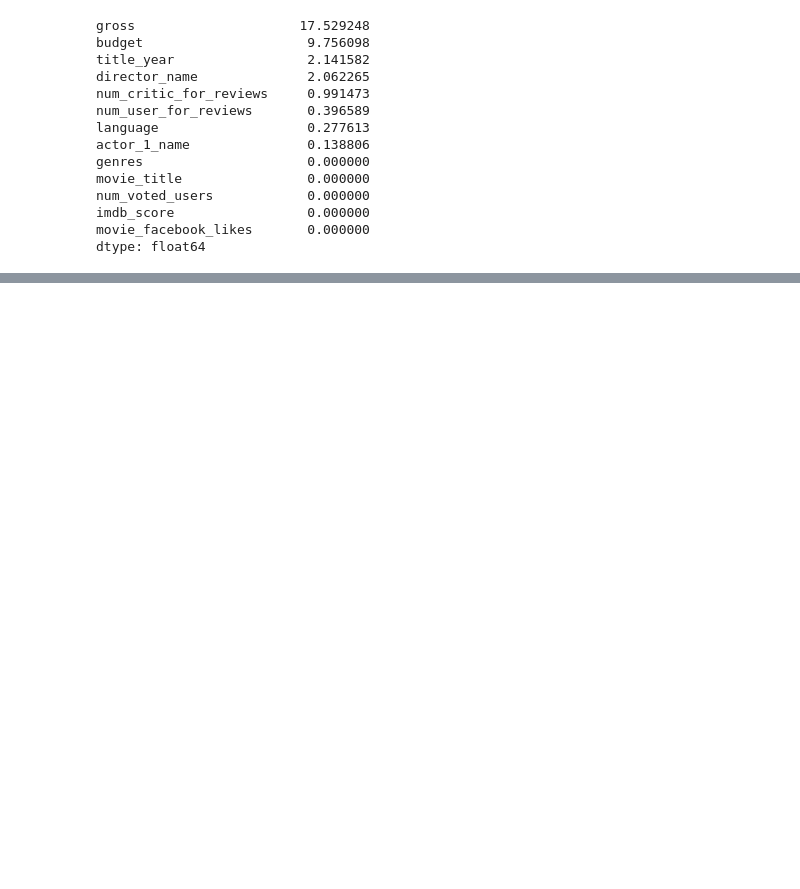
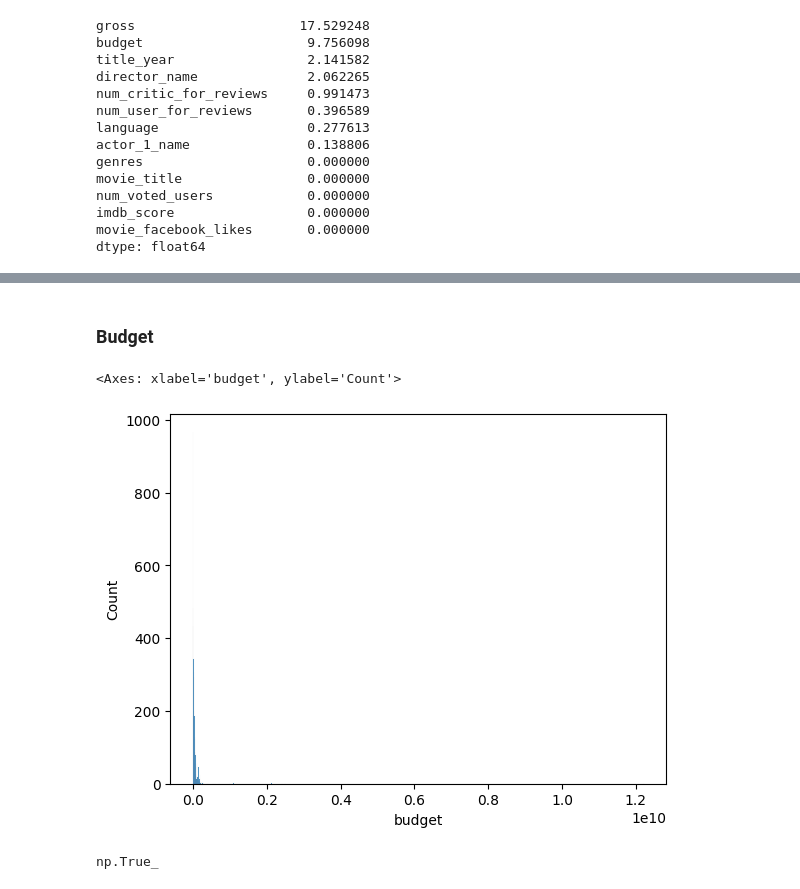
Before and after one commit to rbennum/data-wrangling-lesson, a Jupyter notebook: week-6/week-6.ipynb, the cells around one changed output, grey strips where cells are left out. Drawn from its saved outputs; the diff is of its cells as text; code cells hidden in the pictures; blank space fills up the shorter version.

```diff
--- a/week-6/week-6.ipynb
+++ b/week-6/week-6.ipynb
@@ -109,0 +156,15 @@ memory usage: 512.3+ KB
+# %% [markdown]
+### Budget
+# %%
+# histogram for plotting budget
+
+sns.histplot(data=movies, x="budget")
+# %% [output]
+<Axes: xlabel='budget', ylabel='Count'>
+[figure, added]
+# %%
+movies.budget = movies.budget.fillna(movies.budget.median())
+
+movies.budget.notna().all()
+# %% [output]
+np.True_
```
Also changed, not shown: parts of 32 cells of this notebook, 2 other files.
